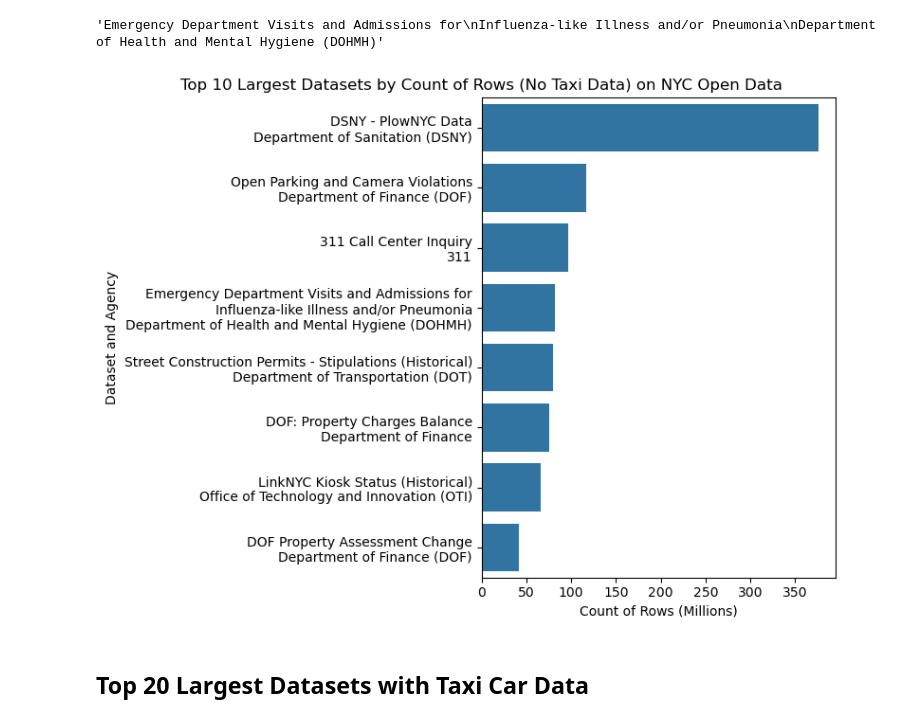
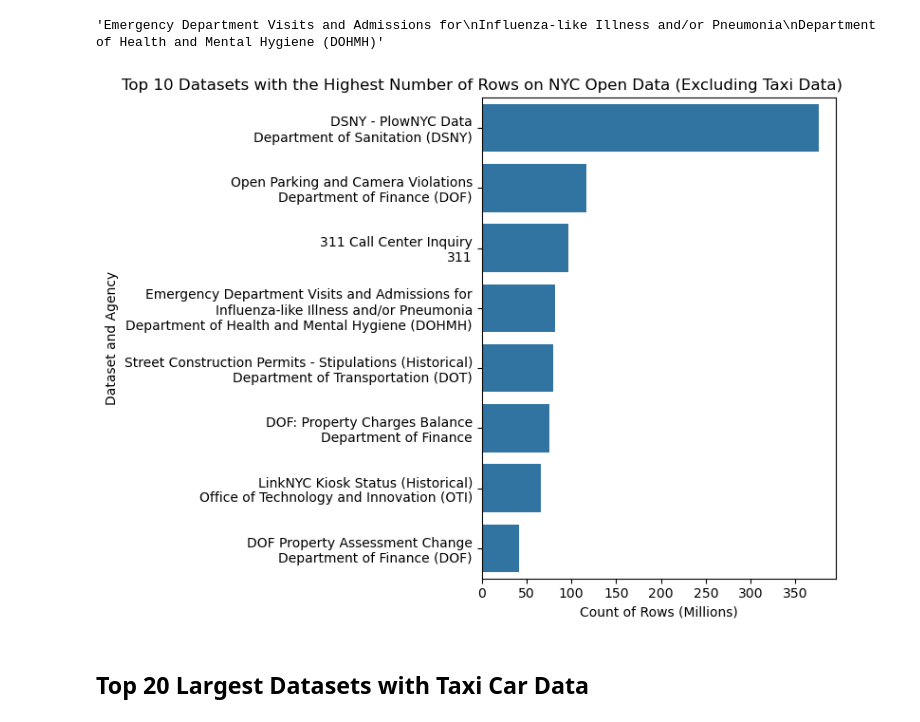
Before and after one commit to mebauer/nyc-open-bigdata, a Jupyter notebook: analysis.ipynb, the cells around one changed output. Saved outputs shown, nothing was run; the diff lists cells and outputs as text; code cells hidden in the pictures.

```diff
--- a/analysis.ipynb
+++ b/analysis.ipynb
@@ -318,35 +318,35 @@ taxi_car_data = [
     'For Hire Vehicle',
     'Taxi Trip',
     'Medallion'
 ]
 
 data = (
     df
     .loc[~df['name'].str.contains('|'.join(taxi_car_data)), ['full_name', 'count_rows']]
     .sort_values(by='count_rows', ascending=False)
     .head(10)
     .assign(count_rows_mm=df['count_rows'] / 1_000_000)
 )
 
 sns.barplot(
     data=data,
     y='full_name',
     x='count_rows_mm',
     color='C0',
     ax=ax
 )
 
 plt.title(
-    'Top 10 Largest Datasets by Count of Rows (No Taxi Data) on NYC Open Data',
+    'Top 10 Datasets with the Highest Number of Rows on NYC Open Data (Excluding Taxi Data)',
     fontsize=12, x=.0
 )
 plt.xlabel('Count of Rows (Millions)')
 plt.ylabel('Dataset and Agency')
 
 plt.tight_layout()
 plt.savefig('figures/top-no-taxi.png', dpi=250, bbox_inches='tight')
 # %% [output]
-[figure, old version]
+[figure, new version]
 # %% [markdown]
 ## Top 20 Largest Datasets with Taxi Car Data
 # %%
```
Also changed, not shown: parts of 2 cells of this notebook, 4 other files.
